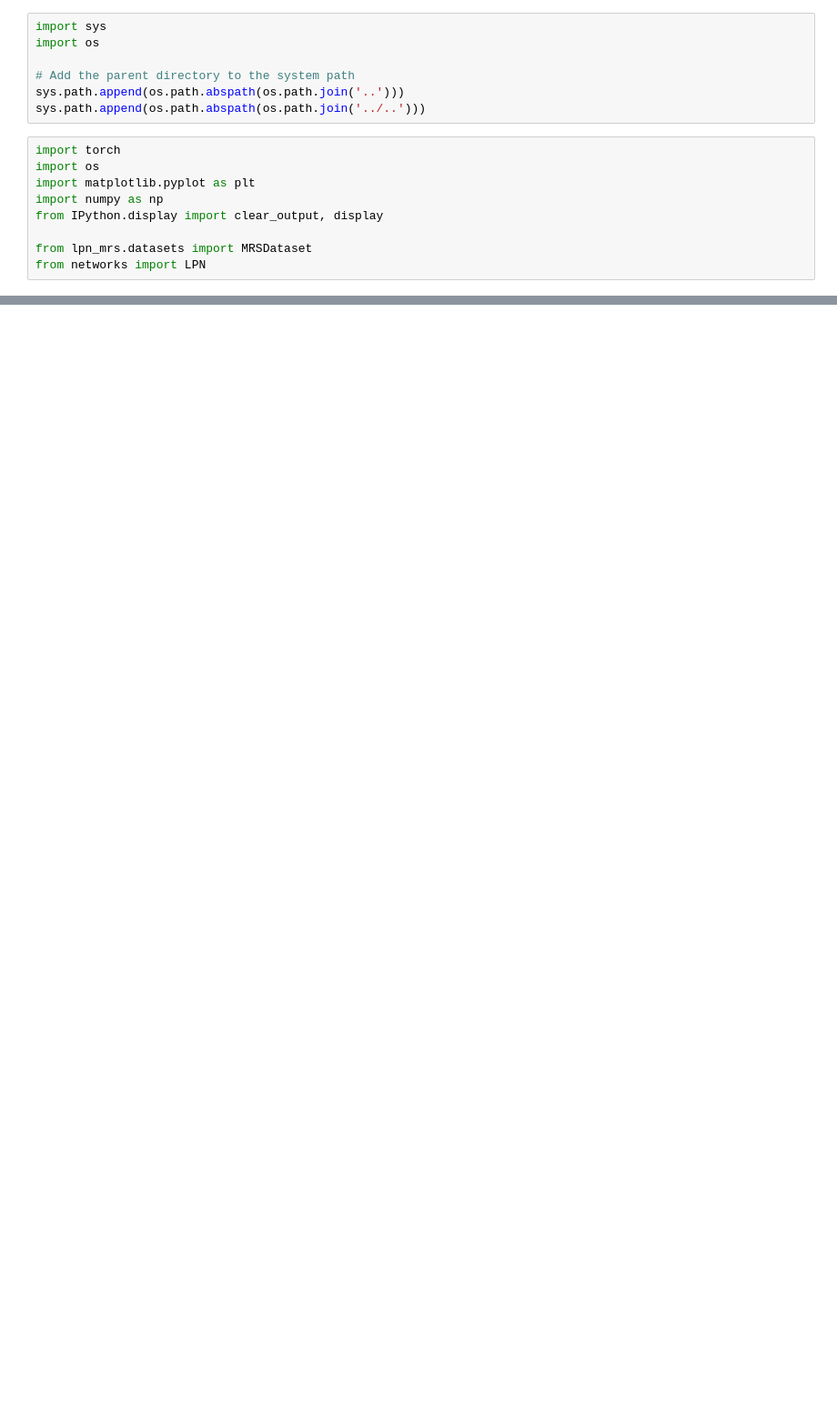
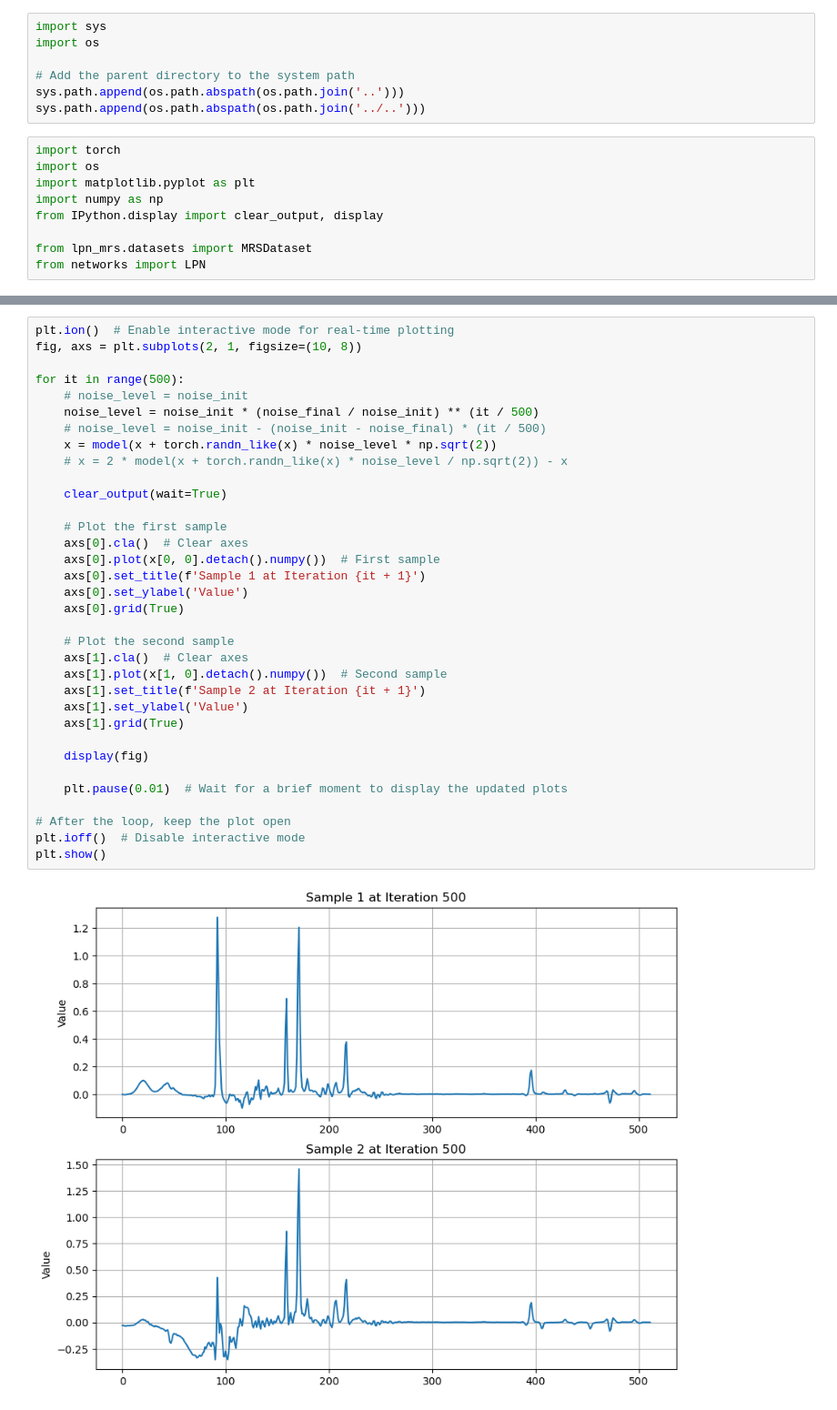
Before and after one commit to break-the-wa11/lpn_mrs, a Jupyter notebook: temp_code/test_sample.ipynb, the cells around one changed output, grey strips where cells are left out. Shown at 91% size. Saved outputs shown, nothing was run; the diff lists cells and outputs as text; blank space fills up the shorter version.

```diff
--- a/temp_code/test_sample.ipynb
+++ b/temp_code/test_sample.ipynb
@@ -17,3 +31,39 @@ from networks import LPN
+# %%
+plt.ion()  # Enable interactive mode for real-time plotting
+fig, axs = plt.subplots(2, 1, figsize=(10, 8))
+
+for it in range(500):
+    # noise_level = noise_init
+    noise_level = noise_init * (noise_final / noise_init) ** (it / 500)
+    # noise_level = noise_init - (noise_init - noise_final) * (it / 500)
+    x = model(x + torch.randn_like(x) * noise_level * np.sqrt(2))
+    # x = 2 * model(x + torch.randn_like(x) * noise_level / np.sqrt(2)) - x
+
+    clear_output(wait=True)
+
+    # Plot the first sample
+    axs[0].cla()  # Clear axes
+    axs[0].plot(x[0, 0].detach().numpy())  # First sample
+    axs[0].set_title(f'Sample 1 at Iteration {it + 1}')
+    axs[0].set_ylabel('Value')
+    axs[0].grid(True)
+
+    # Plot the second sample
+    axs[1].cla()  # Clear axes
+    axs[1].plot(x[1, 0].detach().numpy())  # Second sample
+    axs[1].set_title(f'Sample 2 at Iteration {it + 1}')
+    axs[1].set_ylabel('Value')
+    axs[1].grid(True)
+
+    display(fig)
+
+    plt.pause(0.01)  # Wait for a brief moment to display the updated plots
+
+# After the loop, keep the plot open
+plt.ioff()  # Disable interactive mode
+plt.show()
+# %% [output]
+[figure, added]
 # %%
 true_dataset = MRSDataset(root='../data', split='train')
 x = np.mean(np.array([true_dataset[i] for i in range(len(true_dataset))]), axis = 0)
```
Also changed, not shown: parts of 6 cells of this notebook, 10 other files.
